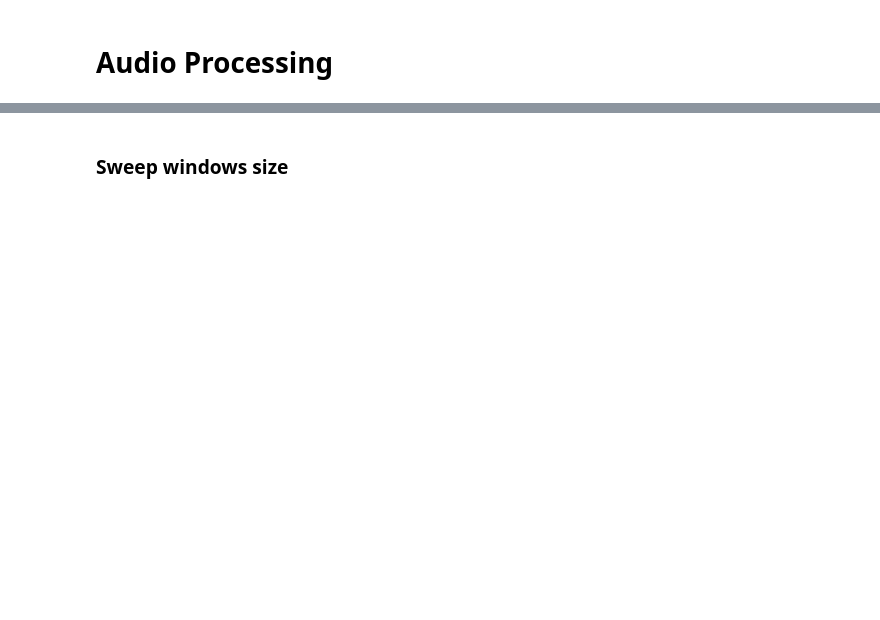
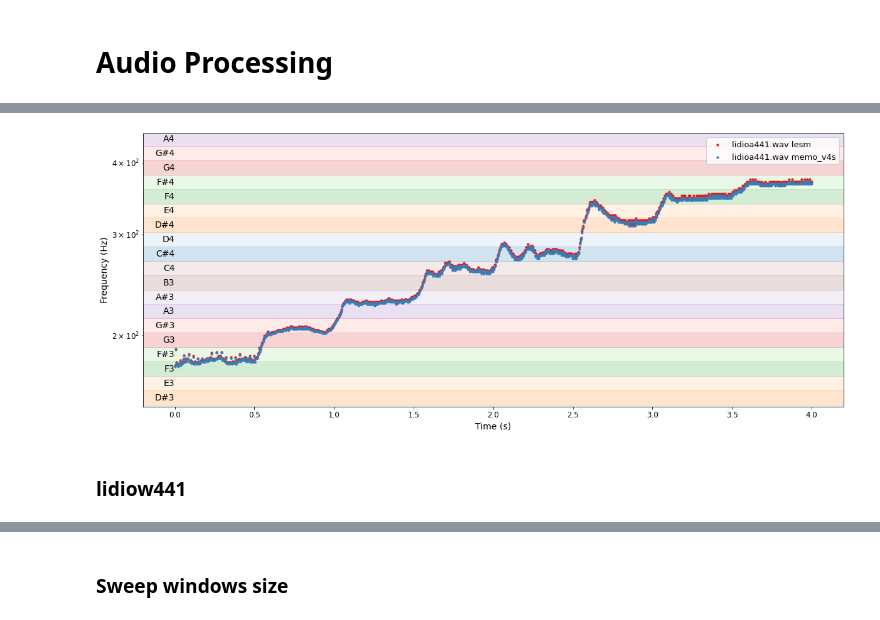
Before and after one commit to PabloSML/Pitch-Tracking, a Jupyter notebook: Notebooks/yin.ipynb, the cells around one changed output, grey strips where cells are left out. Cells and saved outputs as stored; diff of their text form; code cells hidden in the pictures; blank space fills up the shorter version.

```diff
--- a/Notebooks/yin.ipynb
+++ b/Notebooks/yin.ipynb
@@ -301,0 +277,8 @@ flymesPitches = PitchData(name='Fly Me 2', sampleRate=sample_rate, srcLen=data.s
+# %%
+audio_file = 'lidioa441.wav'
+method = ['lesm', 'memo_v4s']
+fs, audio_data = import_audio(audio_file)
+lidioa441_pitches = []
+for m in method:
+    print('Processing audio file: ' + audio_file + ' with method: ' + m + '...')
+    lidioa441_pitches.append(process_audio(data = audio_data, sample_rate = fs, name=audio_file+ ' ' +m ,fmin=100, fmax=2000, windows_size_ms=5, method=m))
@@ -301,0 +289,7 @@ flymesPitches = PitchData(name='Fly Me 2', sampleRate=sample_rate, srcLen=data.s
+# %%
+# plot_audio_normalized(audio_data, fs, name=audio_file)
+plot_pitches(fmin=150, fmax=450, dataObjects=lidioa441_pitches)
+# %% [output]
+[figure, added]
+# %% [markdown]
+### lidiow441
```
Also changed, not shown: parts of 43 cells of this notebook.
